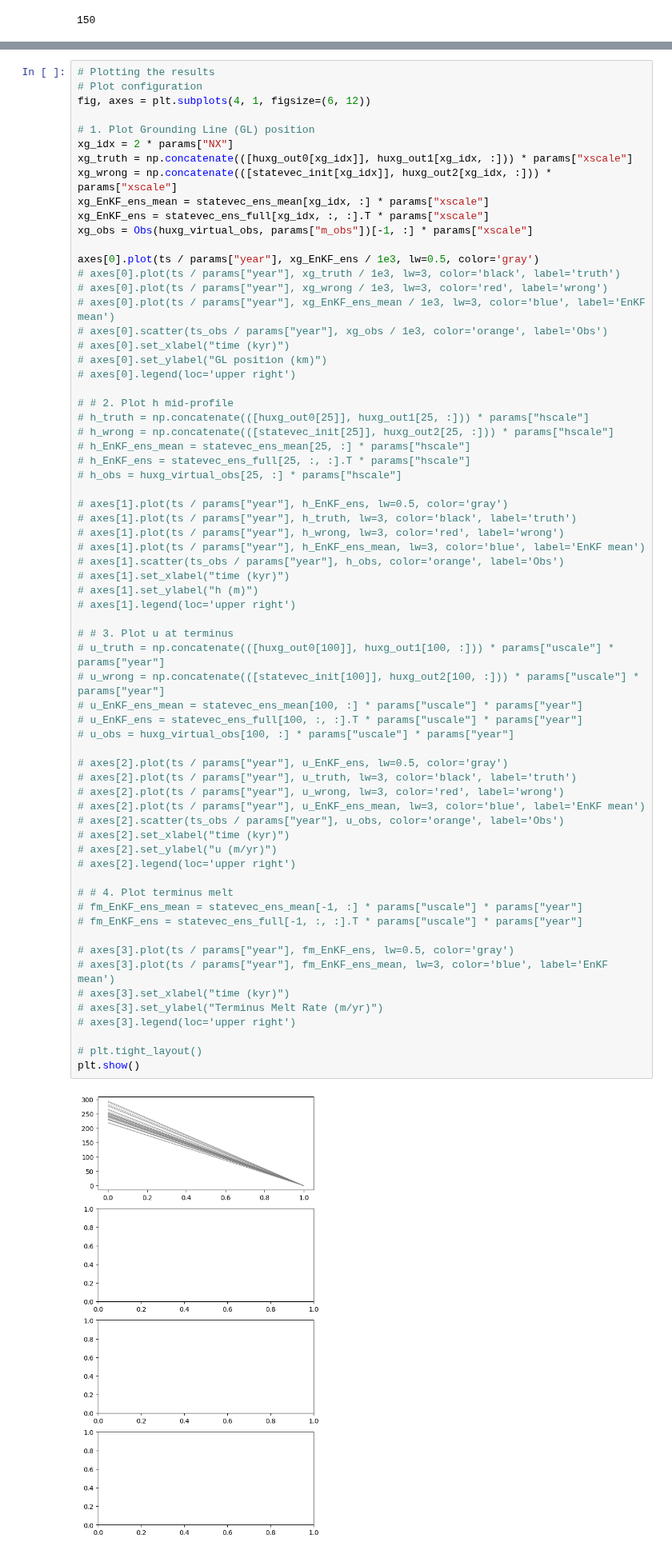
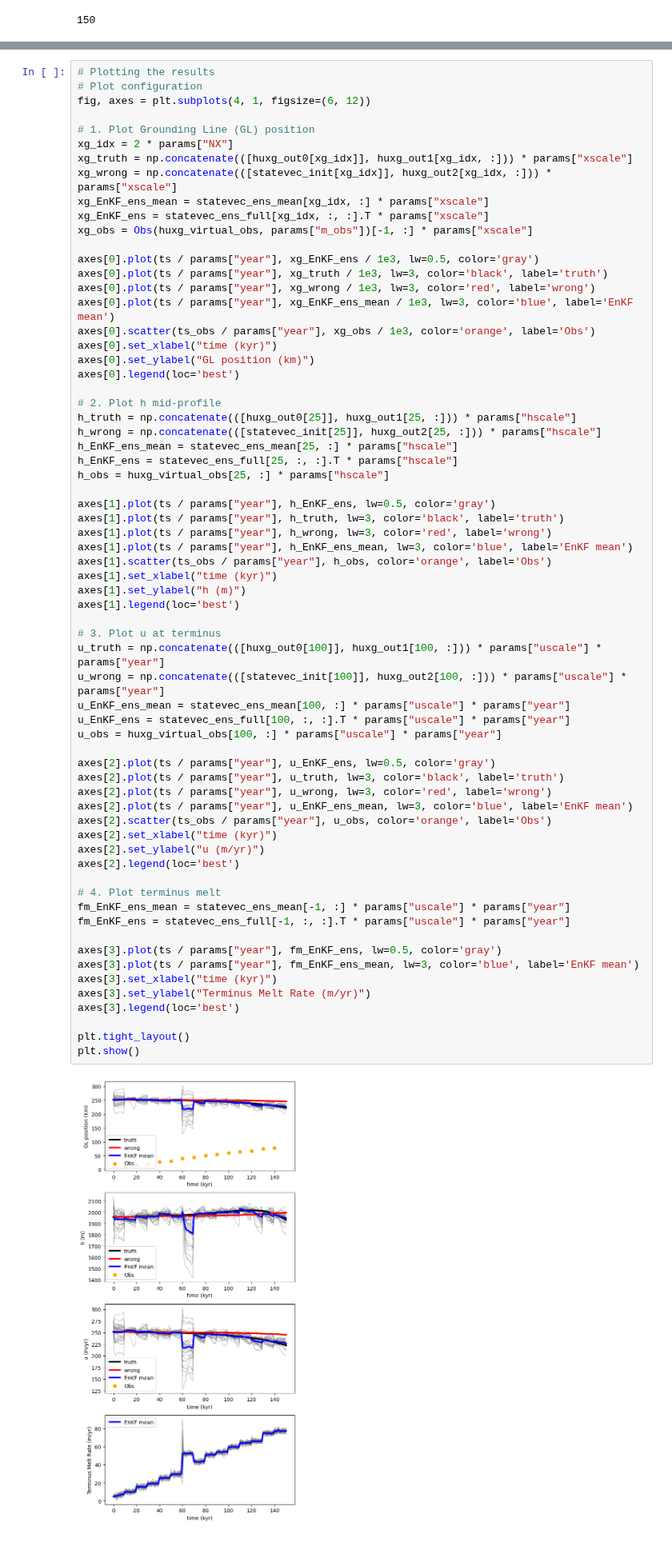
Before and after one commit to KYANJO/Data_assimilation_project, a Jupyter notebook: EnKF.ipynb, the cells around one changed output, grey strips where cells are left out. Shown at 80% size. Saved outputs shown, nothing was run; the diff lists cells and outputs as text.

```diff
--- a/EnKF.ipynb
+++ b/EnKF.ipynb
@@ -614,71 +614,71 @@ Step 33
 # %%
 # Plotting the results
 # Plot configuration
 fig, axes = plt.subplots(4, 1, figsize=(6, 12))
 
 # 1. Plot Grounding Line (GL) position
 xg_idx = 2 * params["NX"]
 xg_truth = np.concatenate(([huxg_out0[xg_idx]], huxg_out1[xg_idx, :])) * params["xscale"]
 xg_wrong = np.concatenate(([statevec_init[xg_idx]], huxg_out2[xg_idx, :])) * params["xscale"]
 xg_EnKF_ens_mean = statevec_ens_mean[xg_idx, :] * params["xscale"]
 xg_EnKF_ens = statevec_ens_full[xg_idx, :, :].T * params["xscale"]
 xg_obs = Obs(huxg_virtual_obs, params["m_obs"])[-1, :] * params["xscale"]
 
 axes[0].plot(ts / params["year"], xg_EnKF_ens / 1e3, lw=0.5, color='gray')
-# axes[0].plot(ts / params["year"], xg_truth / 1e3, lw=3, color='black', label='truth')
-# axes[0].plot(ts / params["year"], xg_wrong / 1e3, lw=3, color='red', label='wrong')
-# axes[0].plot(ts / params["year"], xg_EnKF_ens_mean / 1e3, lw=3, color='blue', label='EnKF mean')
-# axes[0].scatter(ts_obs / params["year"], xg_obs / 1e3, color='orange', label='Obs')
-# axes[0].set_xlabel("time (kyr)")
-# axes[0].set_ylabel("GL position (km)")
-# axes[0].legend(loc='upper right')
+axes[0].plot(ts / params["year"], xg_truth / 1e3, lw=3, color='black', label='truth')
+axes[0].plot(ts / params["year"], xg_wrong / 1e3, lw=3, color='red', label='wrong')
+axes[0].plot(ts / params["year"], xg_EnKF_ens_mean / 1e3, lw=3, color='blue', label='EnKF mean')
+axes[0].scatter(ts_obs / params["year"], xg_obs / 1e3, color='orange', label='Obs')
+axes[0].set_xlabel("time (kyr)")
+axes[0].set_ylabel("GL position (km)")
+axes[0].legend(loc='best')
 
-# # 2. Plot h mid-profile
-# h_truth = np.concatenate(([huxg_out0[25]], huxg_out1[25, :])) * params["hscale"]
-# h_wrong = np.concatenate(([statevec_init[25]], huxg_out2[25, :])) * params["hscale"]
-# h_EnKF_ens_mean = statevec_ens_mean[25, :] * params["hscale"]
-# h_EnKF_ens = statevec_ens_full[25, :, :].T * params["hscale"]
-# h_obs = huxg_virtual_obs[25, :] * params["hscale"]
+# 2. Plot h mid-profile
+h_truth = np.concatenate(([huxg_out0[25]], huxg_out1[25, :])) * params["hscale"]
+h_wrong = np.concatenate(([statevec_init[25]], huxg_out2[25, :])) * params["hscale"]
+h_EnKF_ens_mean = statevec_ens_mean[25, :] * params["hscale"]
+h_EnKF_ens = statevec_ens_full[25, :, :].T * params["hscale"]
+h_obs = huxg_virtual_obs[25, :] * params["hscale"]
 
-# axes[1].plot(ts / params["year"], h_EnKF_ens, lw=0.5, color='gray')
-# axes[1].plot(ts / params["year"], h_truth, lw=3, color='black', label='truth')
-# axes[1].plot(ts / params["year"], h_wrong, lw=3, color='red', label='wrong')
-# axes[1].plot(ts / params["year"], h_EnKF_ens_mean, lw=3, color='blue', label='EnKF mean')
-# axes[1].scatter(ts_obs / params["year"], h_obs, color='orange', label='Obs')
-# axes[1].set_xlabel("time (kyr)")
-# axes[1].set_ylabel("h (m)")
-# axes[1].legend(loc='upper right')
+axes[1].plot(ts / params["year"], h_EnKF_ens, lw=0.5, color='gray')
+axes[1].plot(ts / params["year"], h_truth, lw=3, color='black', label='truth')
+axes[1].plot(ts / params["year"], h_wrong, lw=3, color='red', label='wrong')
+axes[1].plot(ts / params["year"], h_EnKF_ens_mean, lw=3, color='blue', label='EnKF mean')
+axes[1].scatter(ts_obs / params["year"], h_obs, color='orange', label='Obs')
+axes[1].set_xlabel("time (kyr)")
+axes[1].set_ylabel("h (m)")
+axes[1].legend(loc='best')
 
-# # 3. Plot u at terminus
-# u_truth = np.concatenate(([huxg_out0[100]], huxg_out1[100, :])) * params["uscale"] * params["year"]
-# u_wrong = np.concatenate(([statevec_init[100]], huxg_out2[100, :])) * params["uscale"] * params["year"]
-# u_EnKF_ens_mean = statevec_ens_mean[100, :] * params["uscale"] * params["year"]
-# u_EnKF_ens = statevec_ens_full[100, :, :].T * params["uscale"] * params["year"]
-# u_obs = huxg_virtual_obs[100, :] * params["uscale"] * params["year"]
+# 3. Plot u at terminus
+u_truth = np.concatenate(([huxg_out0[100]], huxg_out1[100, :])) * params["uscale"] * params["year"]
+u_wrong = np.concatenate(([statevec_init[100]], huxg_out2[100, :])) * params["uscale"] * params["year"]
+u_EnKF_ens_mean = statevec_ens_mean[100, :] * params["uscale"] * params["year"]
+u_EnKF_ens = statevec_ens_full[100, :, :].T * params["uscale"] * params["year"]
+u_obs = huxg_virtual_obs[100, :] * params["uscale"] * params["year"]
 
-# axes[2].plot(ts / params["year"], u_EnKF_ens, lw=0.5, color='gray')
-# axes[2].plot(ts / params["year"], u_truth, lw=3, color='black', label='truth')
-# axes[2].plot(ts / params["year"], u_wrong, lw=3, color='red', label='wrong')
-# axes[2].plot(ts / params["year"], u_EnKF_ens_mean, lw=3, color='blue', label='EnKF mean')
-# axes[2].scatter(ts_obs / params["year"], u_obs, color='orange', label='Obs')
-# axes[2].set_xlabel("time (kyr)")
-# axes[2].set_ylabel("u (m/yr)")
-# axes[2].legend(loc='upper right')
+axes[2].plot(ts / params["year"], u_EnKF_ens, lw=0.5, color='gray')
+axes[2].plot(ts / params["year"], u_truth, lw=3, color='black', label='truth')
+axes[2].plot(ts / params["year"], u_wrong, lw=3, color='red', label='wrong')
+axes[2].plot(ts / params["year"], u_EnKF_ens_mean, lw=3, color='blue', label='EnKF mean')
+axes[2].scatter(ts_obs / params["year"], u_obs, color='orange', label='Obs')
+axes[2].set_xlabel("time (kyr)")
+axes[2].set_ylabel("u (m/yr)")
+axes[2].legend(loc='best')
 
-# # 4. Plot terminus melt
-# fm_EnKF_ens_mean = statevec_ens_mean[-1, :] * params["uscale"] * params["year"]
-# fm_EnKF_ens = statevec_ens_full[-1, :, :].T * params["uscale"] * params["year"]
+# 4. Plot terminus melt
+fm_EnKF_ens_mean = statevec_ens_mean[-1, :] * params["uscale"] * params["year"]
+fm_EnKF_ens = statevec_ens_full[-1, :, :].T * params["uscale"] * params["year"]
 
-# axes[3].plot(ts / params["year"], fm_EnKF_ens, lw=0.5, color='gray')
-# axes[3].plot(ts / params["year"], fm_EnKF_ens_mean, lw=3, color='blue', label='EnKF mean')
-# axes[3].set_xlabel("time (kyr)")
-# axes[3].set_ylabel("Terminus Melt Rate (m/yr)")
-# axes[3].legend(loc='upper right')
+axes[3].plot(ts / params["year"], fm_EnKF_ens, lw=0.5, color='gray')
+axes[3].plot(ts / params["year"], fm_EnKF_ens_mean, lw=3, color='blue', label='EnKF mean')
+axes[3].set_xlabel("time (kyr)")
+axes[3].set_ylabel("Terminus Melt Rate (m/yr)")
+axes[3].legend(loc='best')
 
-# plt.tight_layout()
+plt.tight_layout()
 plt.show()
 # %% [output]
-[figure, old version]
+[figure, new version]
 # %%
 ts/params["year"]
 # %% [output]
```
Also changed, not shown: parts of 1 cell of this notebook.
